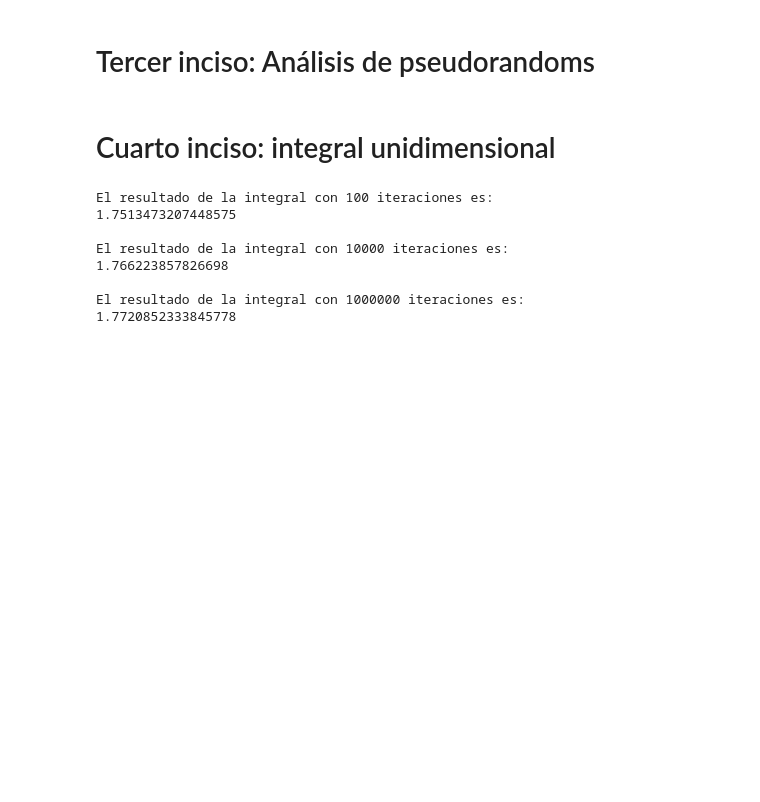
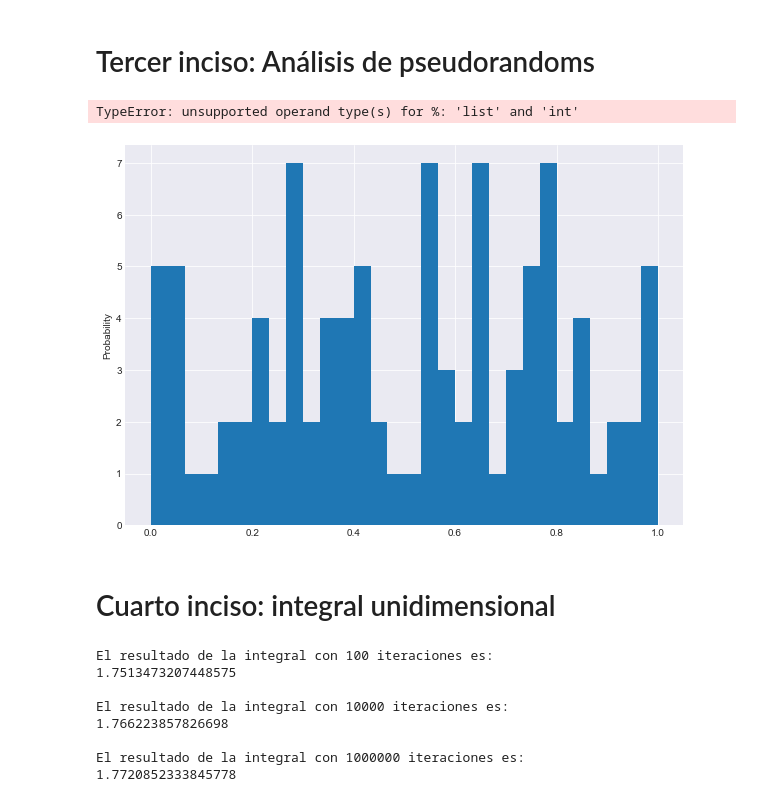
Before and after one commit to tej17584/SimulacionMiniProyecto, a Jupyter notebook: MiniProyecto.ipynb, the cells around one changed output. Saved outputs shown, nothing was run; the diff lists cells and outputs as text; code cells hidden in the pictures; blank space fills up the shorter version.

```diff
--- a/MiniProyecto.ipynb
+++ b/MiniProyecto.ipynb
@@ -83,0 +211,9 @@ plt.show()
+# %%
+arr1 = G1(100)
+arr1 = np.delete(arr1, 0)
+
+fig = plt.figure(figsize =(10, 7))
+plt.hist(arr1, bins=30,range=(0,1))
+plt.ylabel('Probability');
+# %% [output]
+TypeError: unsupported operand type(s) for %: 'list' and 'int'
@@ -84,3 +227,12 @@ plt.show()
+# %%
+arr3 = G3(100)
+arr3 = np.delete(arr3, 0)
+
+fig = plt.figure(figsize =(10, 7))
+plt.hist(arr3, bins=30,range=(0,1))
+plt.ylabel('Probability');
+# %% [output]
+[figure, added]
 # %% [markdown]
 # Cuarto inciso: integral unidimensional
 # %%
```
Also changed, not shown: parts of 5 cells of this notebook, 1 other file.
